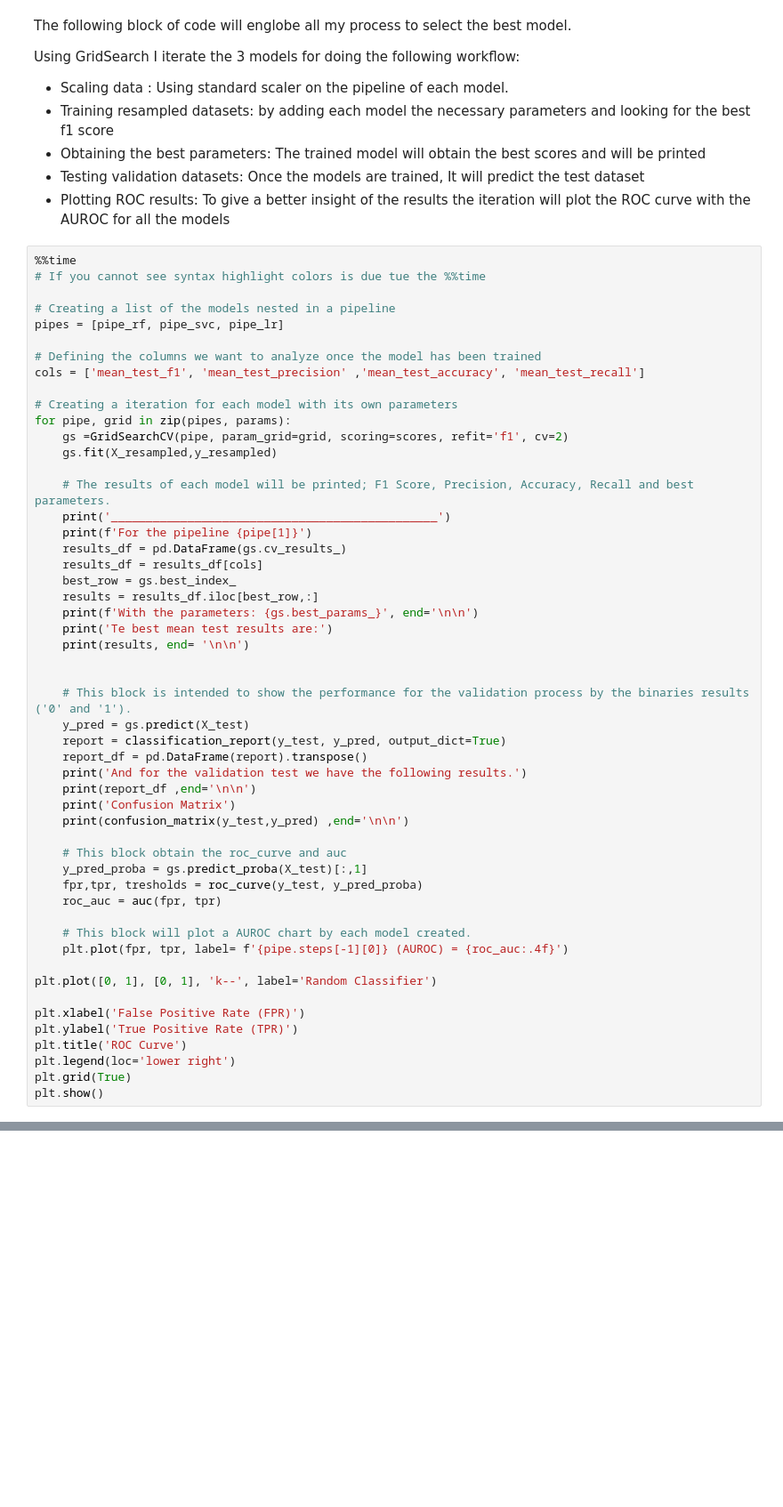
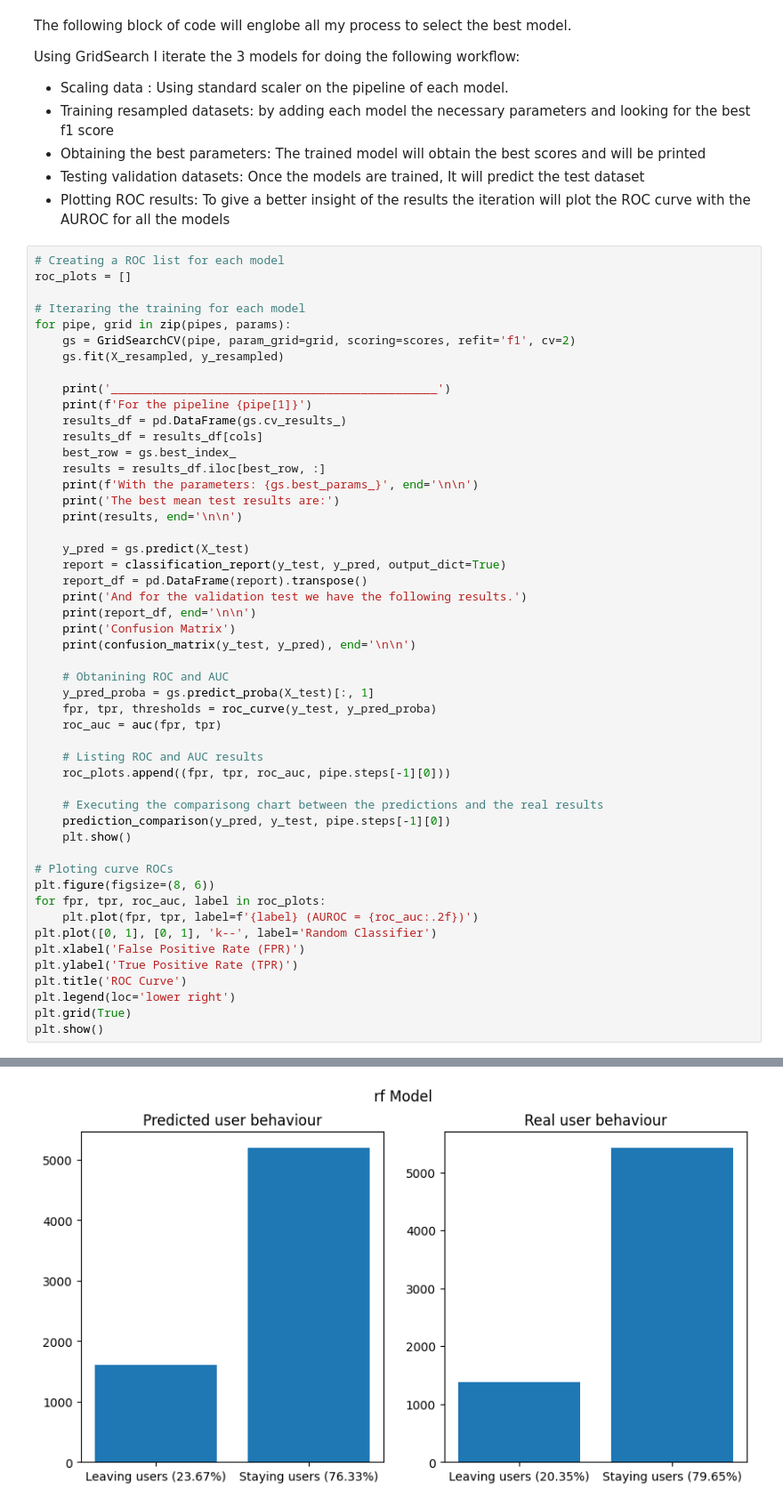
Before and after one commit to jmhrivera/project_09_ML_Bank_Customer_Churn_Prediction, a Jupyter notebook: betabank.ipynb, the cells around one changed output, grey strips where cells are left out. Shown at 89% size. Cells and saved outputs as stored; diff of their text form; blank space fills up the shorter version.

```diff
--- a/betabank.ipynb
+++ b/betabank.ipynb
@@ -358,54 +547,53 @@ Using GridSearch I iterate the 3 models for doing the following workflow:
 - Testing validation datasets: Once the models are trained, It will predict the test dataset
 - Plotting ROC results: To give a better insight of the results the iteration will plot the ROC curve with the AUROC for all the models
 # %%
-%%time
-# If you cannot see syntax highlight colors is due tue the %%time
+# Creating a ROC list for each model
+roc_plots = []
 
-# Creating a list of the models nested in a pipeline
-pipes = [pipe_rf, pipe_svc, pipe_lr]
+# Iteraring the training for each model
+for pipe, grid in zip(pipes, params):
+    gs = GridSearchCV(pipe, param_grid=grid, scoring=scores, refit='f1', cv=2)
+    gs.fit(X_resampled, y_resampled)
 
-# Defining the columns we want to analyze once the model has been trained
-cols = ['mean_test_f1', 'mean_test_precision' ,'mean_test_accuracy', 'mean_test_recall']
-
-# Creating a iteration for each model with its own parameters
-for pipe, grid in zip(pipes, params):
-    gs =GridSearchCV(pipe, param_grid=grid, scoring=scores, refit='f1', cv=2)
-    gs.fit(X_resampled,y_resampled)
-
-    # The results of each model will be printed; F1 Score, Precision, Accuracy, Recall and best parameters.
     print('_______________________________________________')
     print(f'For the pipeline {pipe[1]}')
     results_df = pd.DataFrame(gs.cv_results_)
     results_df = results_df[cols]
     best_row = gs.best_index_
-    results = results_df.iloc[best_row,:]
+    results = results_df.iloc[best_row, :]
     print(f'With the parameters: {gs.best_params_}', end='\n\n')
-    print('Te best mean test results are:')
-    print(results, end= '\n\n')
+    print('The best mean test results are:')
+    print(results, end='\n\n')
 
-
-    # This block is intended to show the performance for the validation process by the binaries results ('0' and '1').
     y_pred = gs.predict(X_test)
     report = classification_report(y_test, y_pred, output_dict=True)
     report_df = pd.DataFrame(report).transpose()
     print('And for the validation test we have the following results.')
-    print(report_df ,end='\n\n')
+    print(report_df, end='\n\n')
     print('Confusion Matrix')
-    print(confusion_matrix(y_test,y_pred) ,end='\n\n')
+    print(confusion_matrix(y_test, y_pred), end='\n\n')
 
-    # This block obtain the roc_curve and auc
-    y_pred_proba = gs.predict_proba(X_test)[:,1]
-    fpr,tpr, tresholds = roc_curve(y_test, y_pred_proba)
+    # Obtanining ROC and AUC
+    y_pred_proba = gs.predict_proba(X_test)[:, 1]
+    fpr, tpr, thresholds = roc_curve(y_test, y_pred_proba)
     roc_auc = auc(fpr, tpr)
 
-    # This block will plot a AUROC chart by each model created.
-    plt.plot(fpr, tpr, label= f'{pipe.steps[-1][0]} (AUROC) = {roc_auc:.4f}')
+    # Listing ROC and AUC results
+    roc_plots.append((fpr, tpr, roc_auc, pipe.steps[-1][0]))
 
+    # Executing the comparisong chart between the predictions and the real results
+    prediction_comparison(y_pred, y_test, pipe.steps[-1][0])
+    plt.show()
+
+# Ploting curve ROCs
+plt.figure(figsize=(8, 6))
+for fpr, tpr, roc_auc, label in roc_plots:
+    plt.plot(fpr, tpr, label=f'{label} (AUROC = {roc_auc:.2f})')
 plt.plot([0, 1], [0, 1], 'k--', label='Random Classifier')
-
 plt.xlabel('False Positive Rate (FPR)')
 plt.ylabel('True Positive Rate (TPR)')
 plt.title('ROC Curve')
 plt.legend(loc='lower right')
 plt.grid(True)
 plt.show()
+# %% [output]
@@ -411,0 +617 @@ plt.show()
+[figure, added]
```
Also changed, not shown: parts of 28 cells of this notebook.
